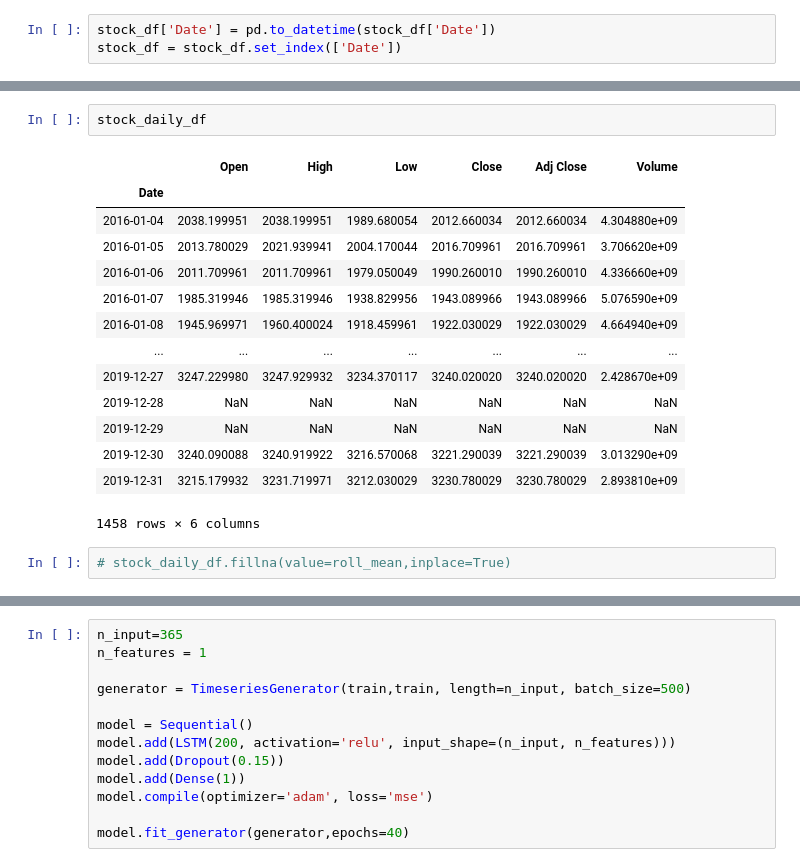
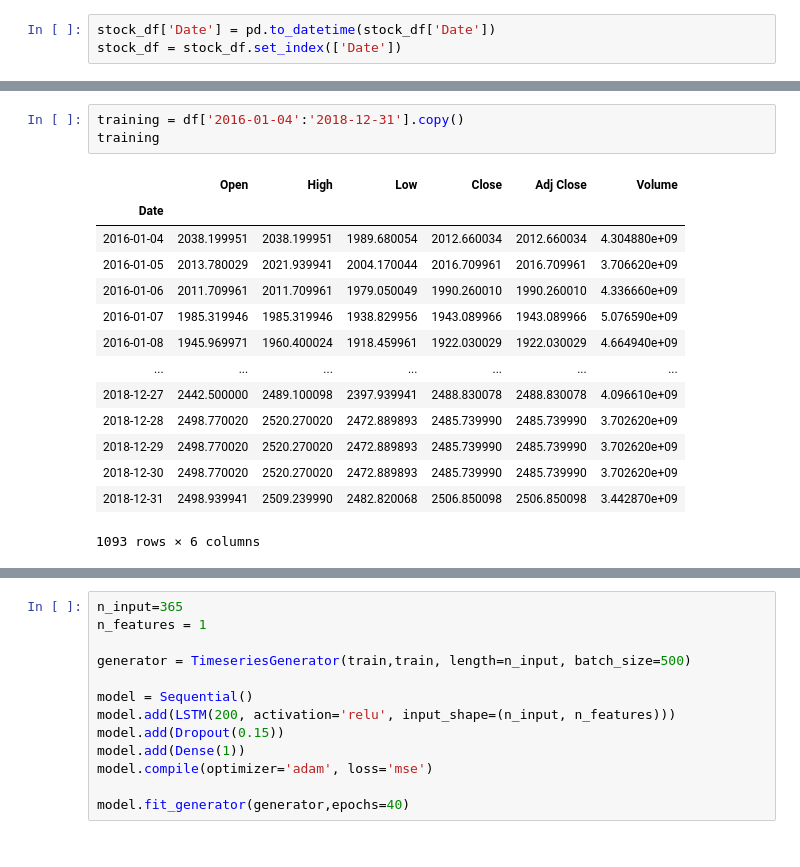
Before and after one commit to AndrewGhan/Final_Project_Mod_5, a Jupyter notebook: Financial Data.ipynb, the cells around one changed output, grey strips where cells are left out. Cells and saved outputs as stored; diff of their text form.

```diff
--- a/Financial Data.ipynb
+++ b/Financial Data.ipynb
@@ -52,19 +37,18 @@ stock_daily_df = stock_df.resample('D').mean()
-# %%
-stock_daily_df
-# %% [output]
-|  | Open | High | Low | Close | Adj Close | Volume |
-| Date |  |  |  |  |  |  |
-| 2016-01-04 | 2038.199951 | 2038.199951 | 1989.680054 | 2012.660034 | 2012.660034 | 4.304880e+09 |
-| 2016-01-05 | 2013.780029 | 2021.939941 | 2004.170044 | 2016.709961 | 2016.709961 | 3.706620e+09 |
-| 2016-01-06 | 2011.709961 | 2011.709961 | 1979.050049 | 1990.260010 | 1990.260010 | 4.336660e+09 |
-| 2016-01-07 | 1985.319946 | 1985.319946 | 1938.829956 | 1943.089966 | 1943.089966 | 5.076590e+09 |
-| 2016-01-08 | 1945.969971 | 1960.400024 | 1918.459961 | 1922.030029 | 1922.030029 | 4.664940e+09 |
-| ... | ... | ... | ... | ... | ... | ... |
-| 2019-12-27 | 3247.229980 | 3247.929932 | 3234.370117 | 3240.020020 | 3240.020020 | 2.428670e+09 |
-| 2019-12-28 | NaN | NaN | NaN | NaN | NaN | NaN |
-| 2019-12-29 | NaN | NaN | NaN | NaN | NaN | NaN |
-| 2019-12-30 | 3240.090088 | 3240.919922 | 3216.570068 | 3221.290039 | 3221.290039 | 3.013290e+09 |
-| 2019-12-31 | 3215.179932 | 3231.719971 | 3212.030029 | 3230.780029 | 3230.780029 | 2.893810e+09 |
-1458 rows × 6 columns
-# %%
-# stock_daily_df.fillna(value=roll_mean,inplace=True)
+# %%
+training = df['2016-01-04':'2018-12-31'].copy()
+training
+# %% [output]
+|  | Open | High | Low | Close | Adj Close | Volume |
+| Date |  |  |  |  |  |  |
+| 2016-01-04 | 2038.199951 | 2038.199951 | 1989.680054 | 2012.660034 | 2012.660034 | 4.304880e+09 |
+| 2016-01-05 | 2013.780029 | 2021.939941 | 2004.170044 | 2016.709961 | 2016.709961 | 3.706620e+09 |
+| 2016-01-06 | 2011.709961 | 2011.709961 | 1979.050049 | 1990.260010 | 1990.260010 | 4.336660e+09 |
+| 2016-01-07 | 1985.319946 | 1985.319946 | 1938.829956 | 1943.089966 | 1943.089966 | 5.076590e+09 |
+| 2016-01-08 | 1945.969971 | 1960.400024 | 1918.459961 | 1922.030029 | 1922.030029 | 4.664940e+09 |
+| ... | ... | ... | ... | ... | ... | ... |
+| 2018-12-27 | 2442.500000 | 2489.100098 | 2397.939941 | 2488.830078 | 2488.830078 | 4.096610e+09 |
+| 2018-12-28 | 2498.770020 | 2520.270020 | 2472.889893 | 2485.739990 | 2485.739990 | 3.702620e+09 |
+| 2018-12-29 | 2498.770020 | 2520.270020 | 2472.889893 | 2485.739990 | 2485.739990 | 3.702620e+09 |
+| 2018-12-30 | 2498.770020 | 2520.270020 | 2472.889893 | 2485.739990 | 2485.739990 | 3.702620e+09 |
+| 2018-12-31 | 2498.939941 | 2509.239990 | 2482.820068 | 2506.850098 | 2506.850098 | 3.442870e+09 |
+1093 rows × 6 columns
```
Also changed, not shown: parts of 42 cells of this notebook.
